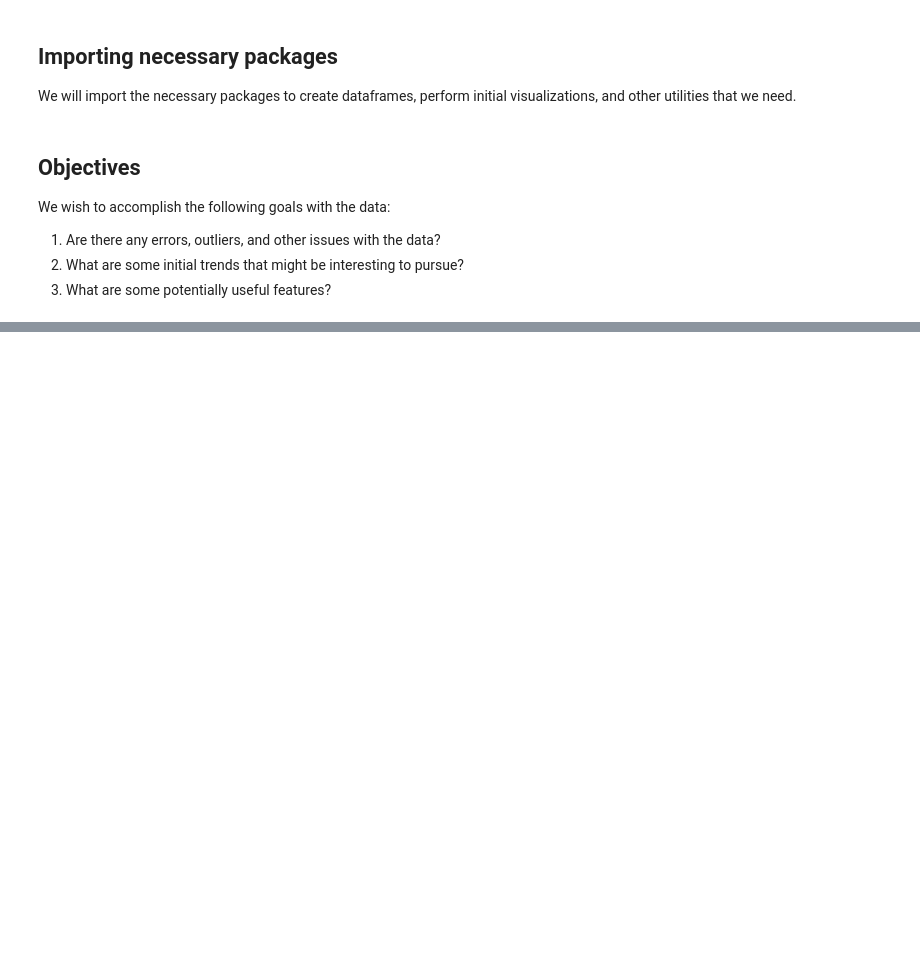
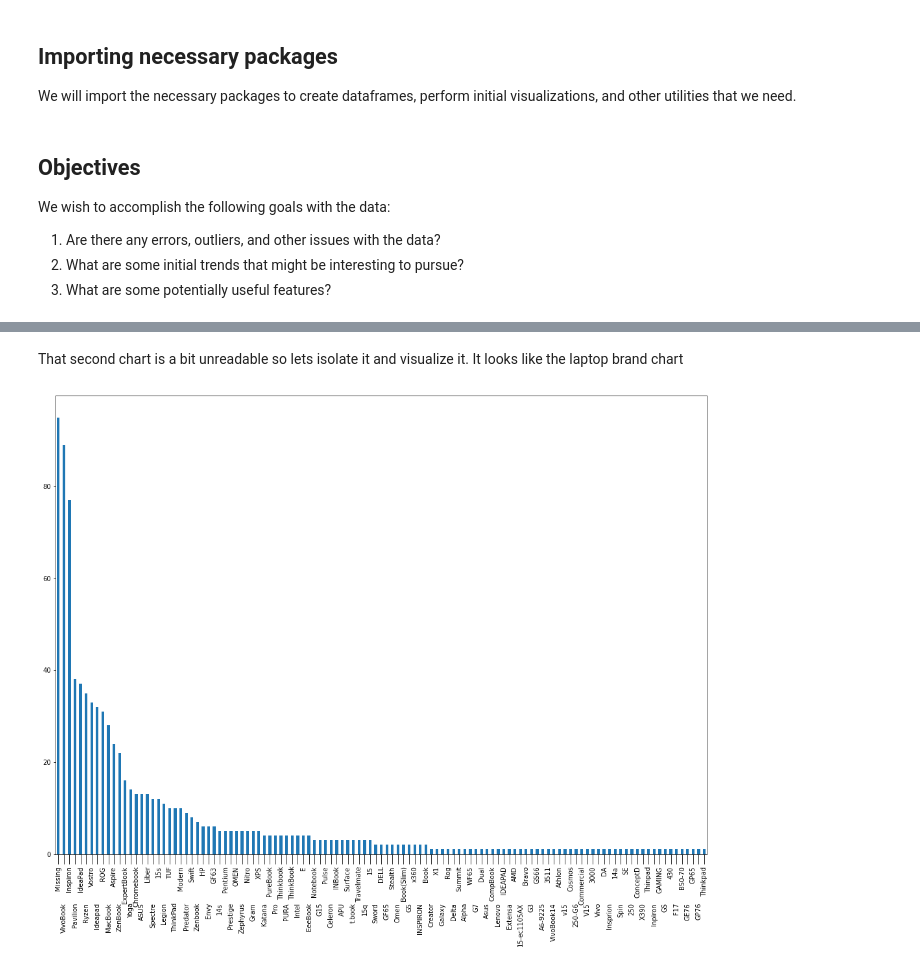
Before and after one commit to lutimoth/LaptopPriceModeling, a Jupyter notebook: Laptop Data Wrangling.ipynb, the cells around one changed output, grey strips where cells are left out. Cells and saved outputs as stored; diff of their text form; code cells hidden in the pictures; blank space fills up the shorter version.

```diff
--- a/Laptop Data Wrangling.ipynb
+++ b/Laptop Data Wrangling.ipynb
@@ -24,0 +295,13 @@ We wish to accomplish the following goals with the data:
+# %% [markdown]
+That second chart is a bit unreadable so lets isolate it and visualize it. It looks like the laptop brand chart
+# %%
+fig, ax = plt.subplots(figsize = (18,13))
+laptop_string_counts['model'].plot(kind='bar', ax =ax)
+
+for tick in ax.xaxis.get_major_ticks()[1::2]:
+    tick.set_pad(60)
+
+for tick in ax.xaxis.get_major_ticks()[1::2]:
+    ax.tick_params(axis='x', which='major', length=15)
+# %% [output]
+[figure, added]
```
Also changed, not shown: parts of 38 cells of this notebook.
